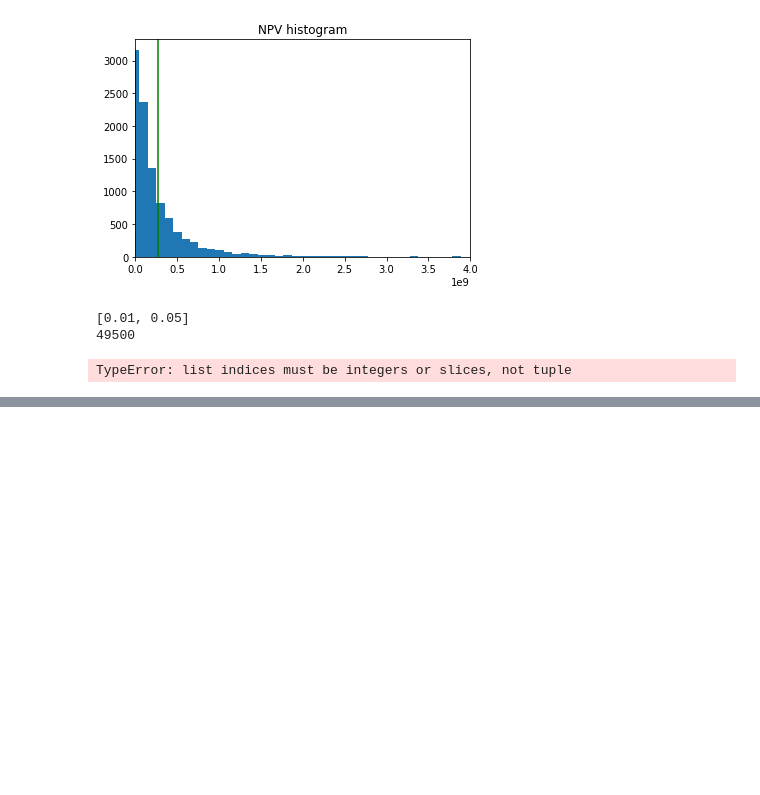
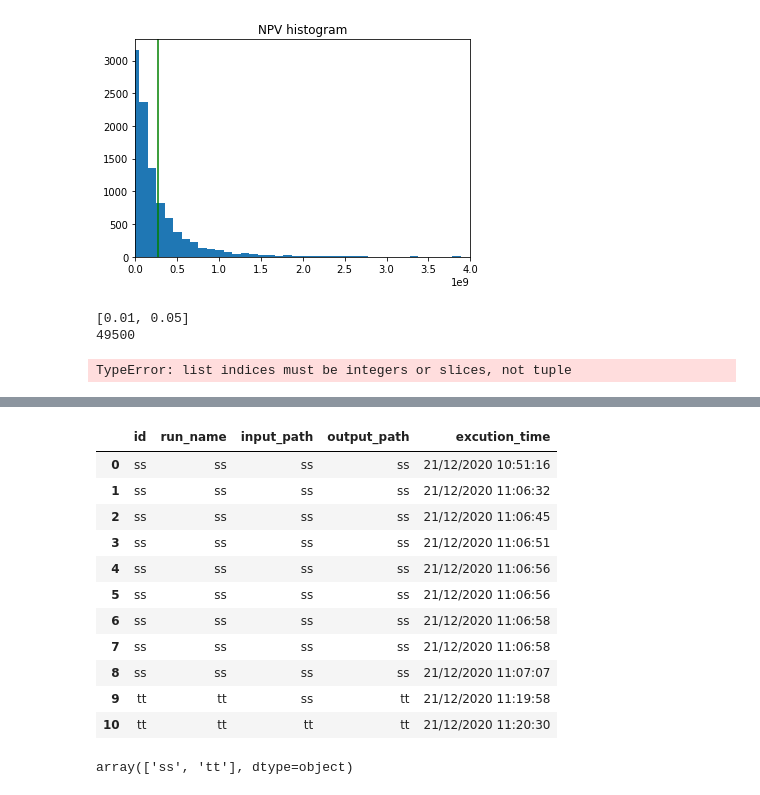
Before and after one commit to libyair/MC-REP-Analysis, a Jupyter notebook: mcModel.ipynb, the cells around one changed output, grey strips where cells are left out. Cells and saved outputs as stored; diff of their text form; code cells hidden in the pictures; blank space fills up the shorter version.

```diff
--- a/mcModel.ipynb
+++ b/mcModel.ipynb
@@ -525,0 +664,35 @@ TypeError: list indices must be integers or slices, not tuple
+# %%
+from datetime import datetime
+time = datetime.now()
+time_str = time.strftime("%d/%m/%Y %H:%M:%S")
+
+run_dict = {
+            'id': ['tt'] ,
+            'run_name': ['tt'] ,
+            'input_path':['tt'] ,
+            'output_path': ['tt'] ,
+            'excution_time': [time_str]
+        }
+run_dict_df2 = pd.DataFrame(run_dict)
+
+run_dict_df = run_dict_df.append(run_dict_df2, ignore_index = True)
+run_dict_df
+# %% [output]
+|  | id | run_name | input_path | output_path | excution_time |
+| 0 | ss | ss | ss | ss | 21/12/2020 10:51:16 |
+| 1 | ss | ss | ss | ss | 21/12/2020 11:06:32 |
+| 2 | ss | ss | ss | ss | 21/12/2020 11:06:45 |
+| 3 | ss | ss | ss | ss | 21/12/2020 11:06:51 |
+| 4 | ss | ss | ss | ss | 21/12/2020 11:06:56 |
+| 5 | ss | ss | ss | ss | 21/12/2020 11:06:56 |
+| 6 | ss | ss | ss | ss | 21/12/2020 11:06:58 |
+| 7 | ss | ss | ss | ss | 21/12/2020 11:06:58 |
+| 8 | ss | ss | ss | ss | 21/12/2020 11:07:07 |
+| 9 | tt | tt | ss | tt | 21/12/2020 11:19:58 |
+| 10 | tt | tt | tt | tt | 21/12/2020 11:20:30 |
+# %%
+input_list_len = min(len(run_dict_df),6)
+
+run_dict_df['input_path'].unique()[0:input_list_len]
+# %% [output]
+array(['ss', 'tt'], dtype=object)
```
Also changed, not shown: parts of 4 cells of this notebook, 8 other files.
